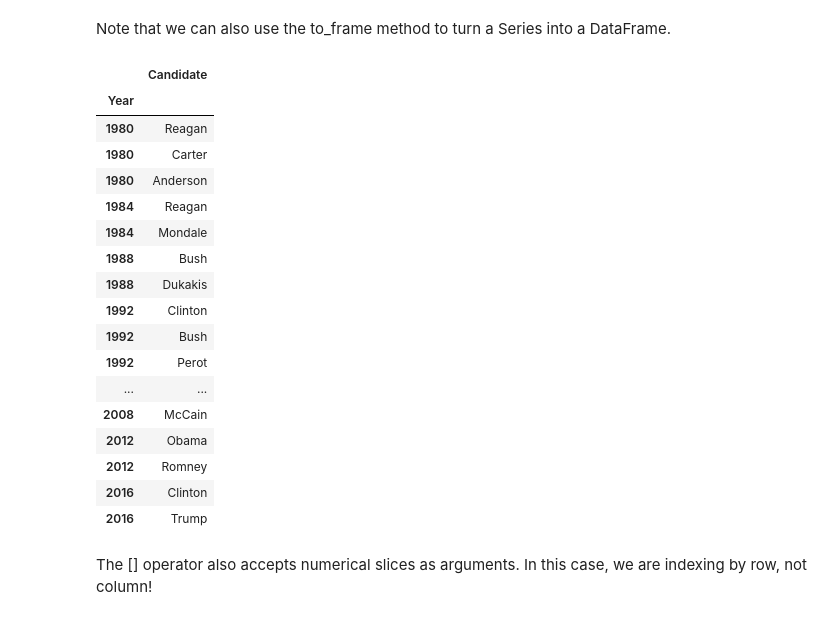
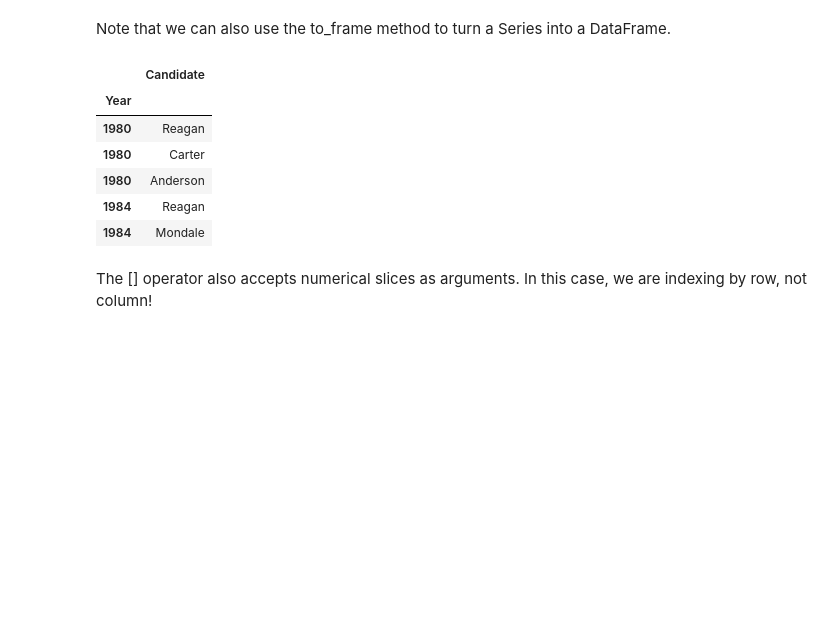
Before and after one commit to shayabarry/fa19, a Jupyter notebook: lecture/lec04/04-pandas-basics.ipynb, the cells around one changed output. Cells and saved outputs as stored; diff of their text form; code cells hidden in the pictures; blank space fills up the shorter version.

```diff
--- a/lecture/lec04/04-pandas-basics.ipynb
+++ b/lecture/lec04/04-pandas-basics.ipynb
@@ -150,26 +161,15 @@ elections_year_index[["Candidate"]].head(6)
 # %% [markdown]
 Note that we can also use the to_frame method to turn a Series into a DataFrame.
 # %%
-elections_year_index["Candidate"].to_frame()
+elections_year_index["Candidate"].to_frame().head(5)
 # %% [output]
 |  | Candidate |
 | Year |  |
 | 1980 | Reagan |
 | 1980 | Carter |
 | 1980 | Anderson |
 | 1984 | Reagan |
 | 1984 | Mondale |
-| 1988 | Bush |
-| 1988 | Dukakis |
-| 1992 | Clinton |
-| 1992 | Bush |
-| 1992 | Perot |
-| ... | ... |
-| 2008 | McCain |
-| 2012 | Obama |
-| 2012 | Romney |
-| 2016 | Clinton |
-| 2016 | Trump |
 # %% [markdown]
 The [] operator also accepts numerical slices as arguments. In this case, we are indexing by row, not column!
 # %%
```
Also changed, not shown: parts of 38 cells of this notebook, 3 other files.
